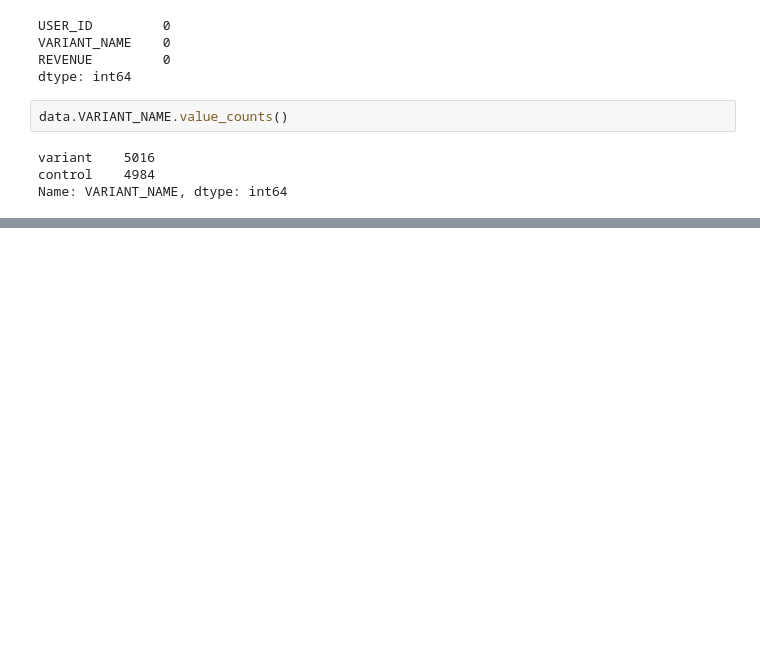
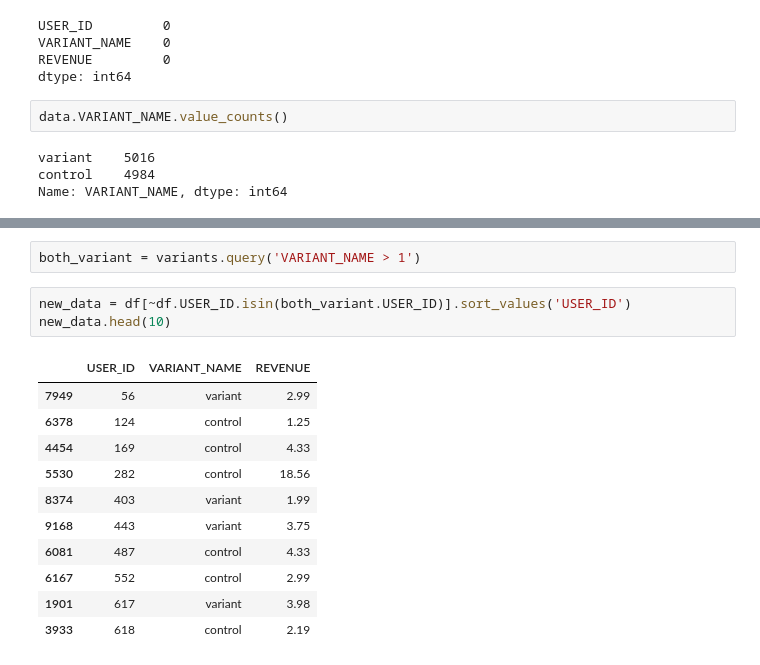
Before and after one commit to AntonMolchanov006/AB_Test_Results, a Jupyter notebook: test_result.ipynb, the cells around one changed output, grey strips where cells are left out. Cells and saved outputs as stored; diff of their text form; blank space fills up the shorter version.

```diff
--- a/test_result.ipynb
+++ b/test_result.ipynb
@@ -122,0 +159,17 @@ plt.show()
+# %%
+both_variant = variants.query('VARIANT_NAME > 1')
+# %%
+new_data = df[~df.USER_ID.isin(both_variant.USER_ID)].sort_values('USER_ID')
+new_data.head(10)
+# %% [output]
+|  | USER_ID | VARIANT_NAME | REVENUE |
+| 7949 | 56 | variant | 2.99 |
+| 6378 | 124 | control | 1.25 |
+| 4454 | 169 | control | 4.33 |
+| 5530 | 282 | control | 18.56 |
+| 8374 | 403 | variant | 1.99 |
+| 9168 | 443 | variant | 3.75 |
+| 6081 | 487 | control | 4.33 |
+| 6167 | 552 | control | 2.99 |
+| 1901 | 617 | variant | 3.98 |
+| 3933 | 618 | control | 2.19 |
```
Also changed, not shown: parts of 28 cells of this notebook.
